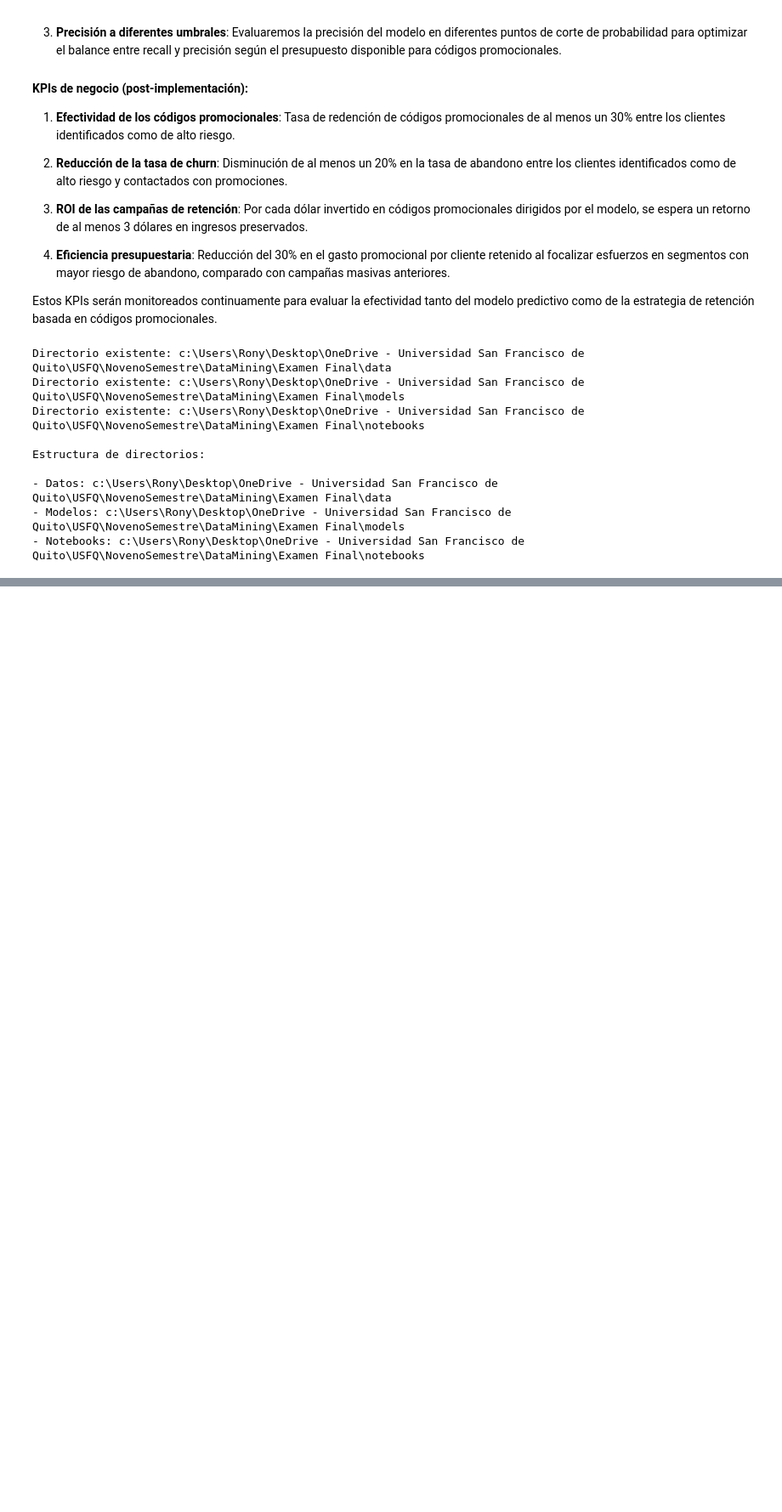
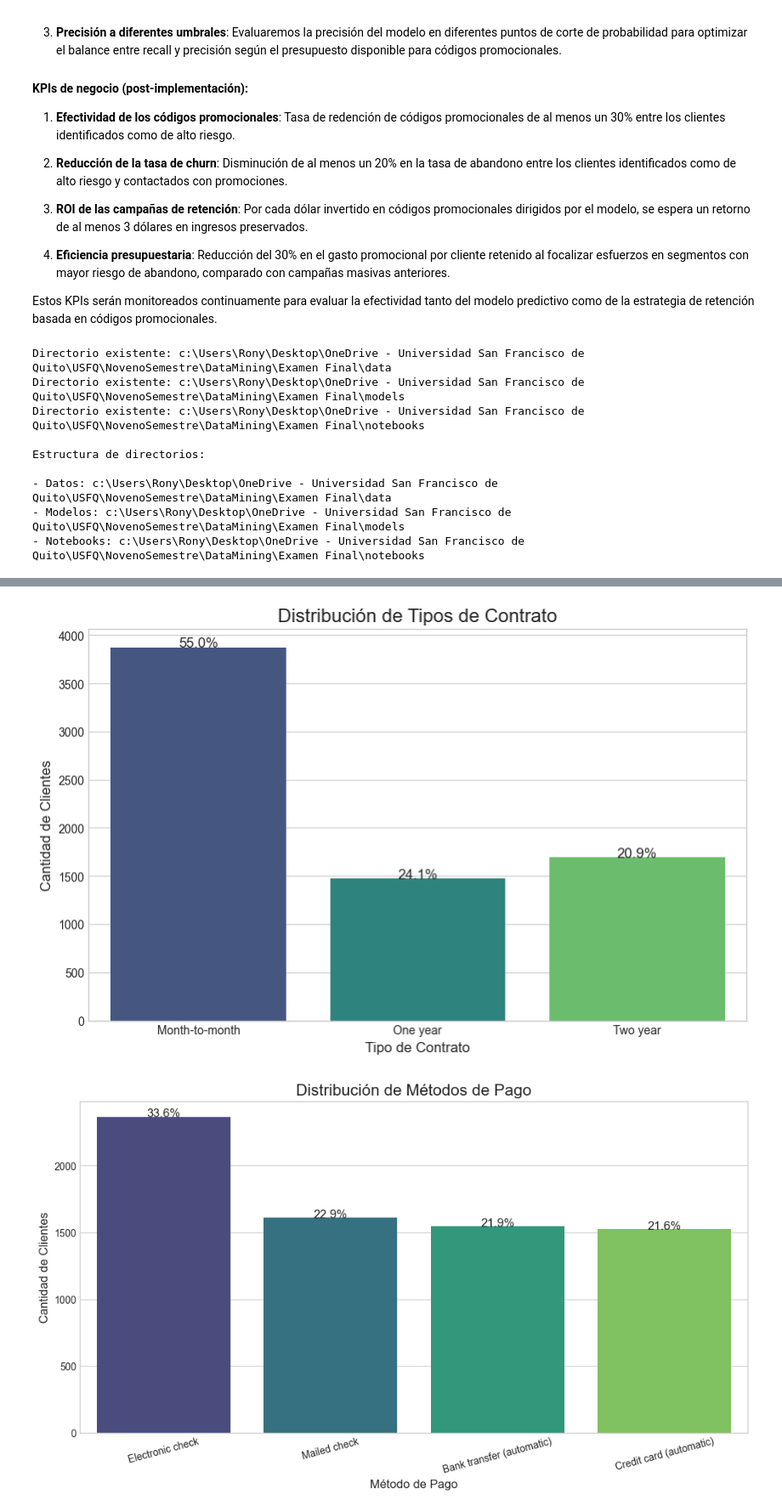
Before and after one commit to ronygsp/Examen-Final, a Jupyter notebook: notebooks/Salgado_Ronald_churn.ipynb, the cells around one changed output, grey strips where cells are left out. Shown at 85% size. Cells and saved outputs as stored; diff of their text form; code cells hidden in the pictures; blank space fills up the shorter version.

Commit message:
Data Understanding

```diff
--- a/notebooks/Salgado_Ronald_churn.ipynb
+++ b/notebooks/Salgado_Ronald_churn.ipynb
@@ -130,0 +135,20 @@ Estructura de directorios:
+# %%
+# Carga de archivos de datos
+
+# Definición de rutas de los archivos
+contract_path = data_dir / 'contract.csv'
+personal_path = data_dir / 'personal.csv'
+internet_path = data_dir / 'internet.csv'
+phone_path = data_dir / 'phone.csv'
+
+# Carga de los dataframes
+df_contract = pd.read_csv(contract_path)
+df_personal = pd.read_csv(personal_path)
+df_internet = pd.read_csv(internet_path)
+df_phone = pd.read_csv(phone_path)
+
+# Verificación de las dimensiones de cada dataframe
+print(f"Dimensiones de contract.csv: {df_contract.shape}")
+print(f"Dimensiones de personal.csv: {df_personal.shape}")
+print(f"Dimensiones de internet.csv: {df_internet.shape}")
+print(f"Dimensiones de phone.csv: {df_phone.shape}")
@@ -130,0 +452,44 @@ Estructura de directorios:
+# %%
+# Análisis exploratorio de patrones en los datos
+
+# Verificamos la distribución de tipos de contrato
+contract_distribution = df_contract['Type'].value_counts(normalize=True) * 100
+
+plt.figure(figsize=(10, 6))
+sns.countplot(x='Type', data=df_contract, palette='viridis')
+plt.title('Distribución de Tipos de Contrato', fontsize=16)
+plt.xlabel('Tipo de Contrato', fontsize=12)
+plt.ylabel('Cantidad de Clientes', fontsize=12)
+
+# Añadir porcentajes en las barras
+for i, p in enumerate(plt.gca().patches):
+    height = p.get_height()
+    plt.text(p.get_x() + p.get_width()/2.,
+            height + 0.1,
+            f'{contract_distribution.iloc[i]:.1f}%',
+            ha="center", fontsize=12)
+
+plt.show()
+
+# Verificamos la distribución de métodos de pago
+payment_distribution = df_contract['PaymentMethod'].value_counts(normalize=True) * 100
+
+plt.figure(figsize=(12, 6))
+sns.countplot(x='PaymentMethod', data=df_contract, palette='viridis')
+plt.title('Distribución de Métodos de Pago', fontsize=16)
+plt.xlabel('Método de Pago', fontsize=12)
+plt.ylabel('Cantidad de Clientes', fontsize=12)
+plt.xticks(rotation=15)
+
+# Añadir porcentajes en las barras
+for i, p in enumerate(plt.gca().patches):
+    height = p.get_height()
+    plt.text(p.get_x() + p.get_width()/2.,
+            height + 0.1,
+            f'{payment_distribution.iloc[i]:.1f}%',
+            ha="center", fontsize=12)
+
+plt.show()
+# %% [output]
+[figure, added]
+[figure, added]
```
Also changed, not shown: parts of 14 cells of this notebook.
